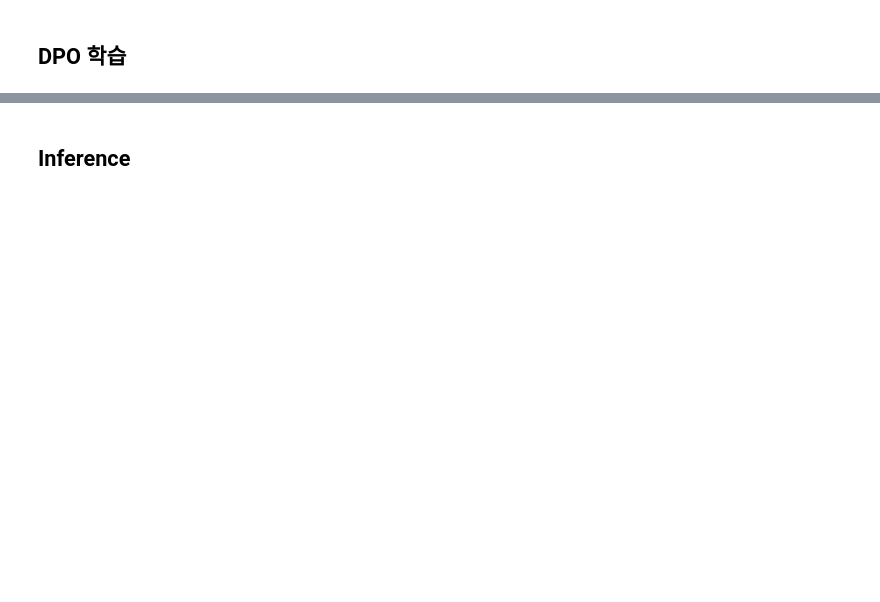
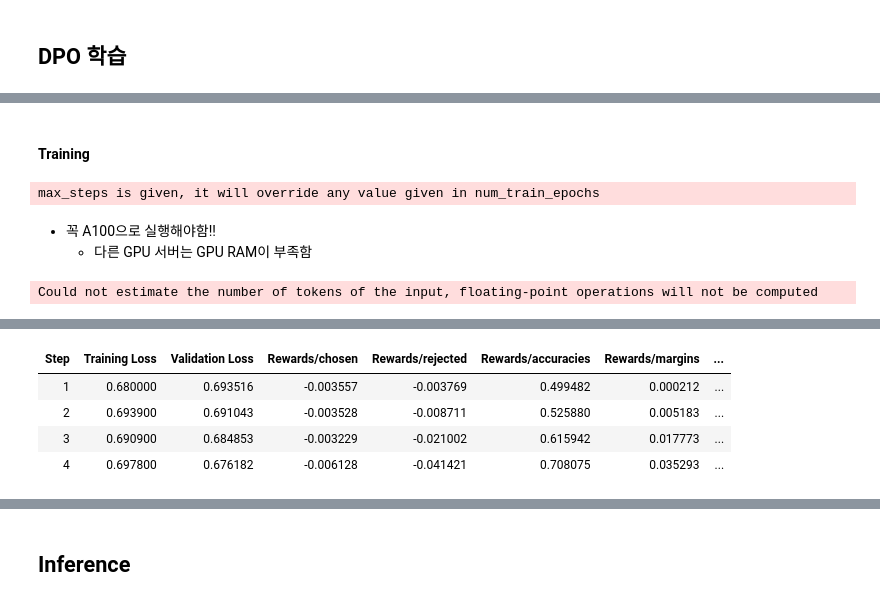
Before and after one commit to good593/course_ai, a Jupyter notebook: 2. Deep Learning/4. LLM Pytorch/3-4. 파인튜닝 - RLHF.ipynb, the cells around one changed output, grey strips where cells are left out. Drawn from its saved outputs; the diff is of its cells as text; code cells hidden in the pictures; blank space fills up the shorter version.

```diff
--- a/2. Deep Learning/4. LLM Pytorch/3-4. 파인튜닝 - RLHF.ipynb
+++ b/2. Deep Learning/4. LLM Pytorch/3-4. 파인튜닝 - RLHF.ipynb
@@ -244,5 +296,5 @@ dataset = load_dataset("Intel/orca_dpo_pairs")
 # %% [markdown]
 ### train_test_split
 # %%
-dataset = transformed_dataset['train'].train_test_split(test_size=0.05)
+dataset = dataset.train_test_split(test_size=0.05)
 dataset
@@ -258,0 +337,5 @@ bnb_config = BitsAndBytesConfig(
+# %%
+ref_model = AutoModelForCausalLM.from_pretrained(
+    model_name,
+    quantization_config=bnb_config
+)
@@ -267,3 +354,46 @@ peft_config = LoraConfig(
     task_type="CAUSAL_LM",
     target_modules=['k_proj', 'gate_proj', 'v_proj', 'up_proj', 'q_proj', 'o_proj', 'down_proj']
 )
+# %% [markdown]
+#### Training
+# %%
+training_args = TrainingArguments(
+    per_device_train_batch_size=4,
+    gradient_accumulation_steps=4,
+    per_device_eval_batch_size=4,
+    do_eval=True,
+    evaluation_strategy="steps",
+    gradient_checkpointing=True,
+    learning_rate=5e-5,
+    lr_scheduler_type="cosine",
+    max_steps=200,
+    save_strategy="no",
+    logging_steps=1,
+    output_dir=new_model,
+    optim="paged_adamw_32bit",
+    warmup_steps=100,
+    bf16=True,
+)
+# %%
+dpo_trainer = DPOTrainer(
+    model,
+    ref_model,
+    force_use_ref_model=True,
+    args=training_args,
+    train_dataset=dataset['train'],
+    eval_dataset=dataset['test'],
+    tokenizer=tokenizer,
+    peft_config=peft_config,
+    beta=0.1,
+    max_prompt_length=1024,
+    max_length=1536,
+)
+# %% [output]
+max_steps is given, it will override any value given in num_train_epochs
+# %% [markdown]
+- 꼭 A100으로 실행해야함!!
+  - 다른 GPU 서버는 GPU RAM이 부족함
+# %%
+dpo_trainer.train()
+# %% [output]
+Could not estimate the number of tokens of the input, floating-point operations will not be computed
@@ -269,0 +401,5 @@ peft_config = LoraConfig(
+| Step | Training Loss | Validation Loss | Rewards/chosen | Rewards/rejected | Rewards/accuracies | Rewards/margins | ... |
+| 1 | 0.680000 | 0.693516 | -0.003557 | -0.003769 | 0.499482 | 0.000212 | ... |
+| 2 | 0.693900 | 0.691043 | -0.003528 | -0.008711 | 0.525880 | 0.005183 | ... |
+| 3 | 0.690900 | 0.684853 | -0.003229 | -0.021002 | 0.615942 | 0.017773 | ... |
+| 4 | 0.697800 | 0.676182 | -0.006128 | -0.041421 | 0.708075 | 0.035293 | ... |
```
Also changed, not shown: parts of 44 cells of this notebook.
